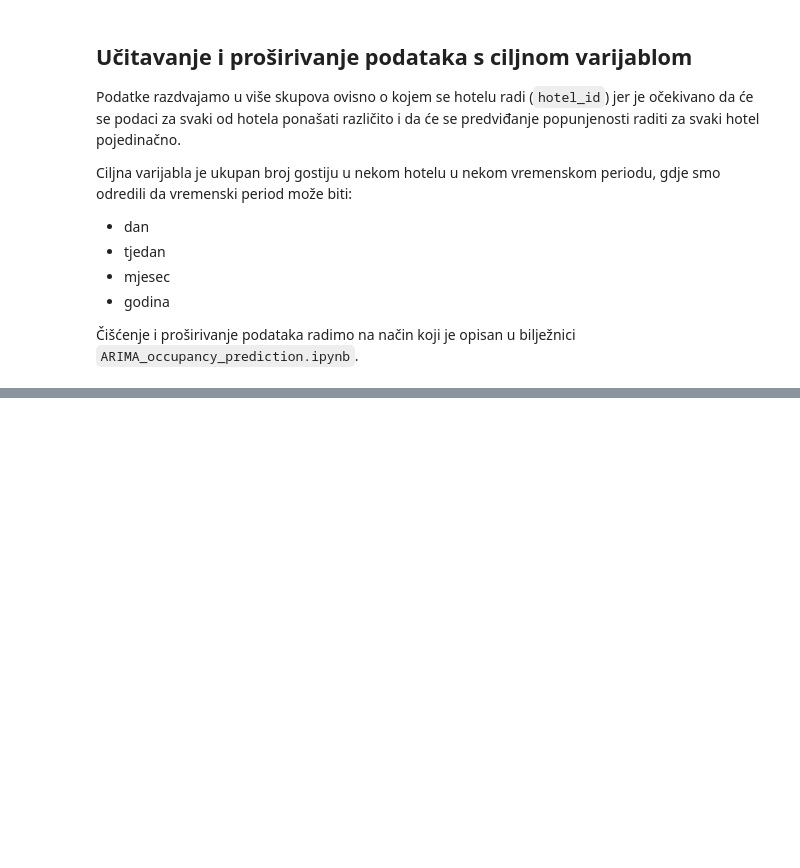
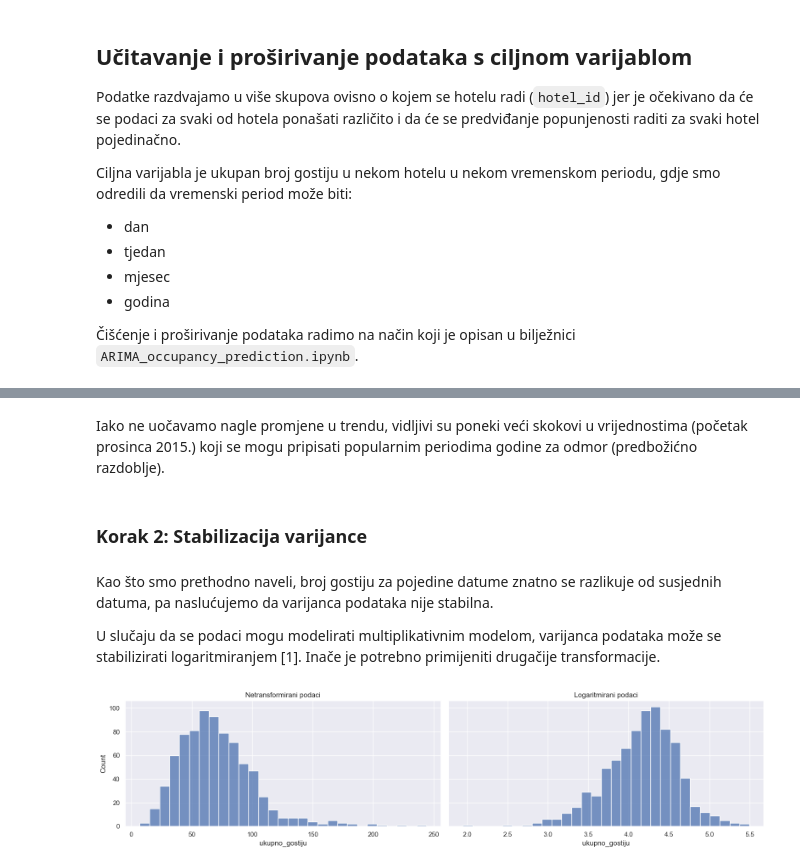
Before and after one commit to MarkoHaralovic/Prediction-of-Hotel-Occupancy, a Jupyter notebook: prediction-of-hotel-occupancy/notebooks/data_decomposition.ipynb, the cells around one changed output, grey strips where cells are left out. Cells and saved outputs as stored; diff of their text form; code cells hidden in the pictures; blank space fills up the shorter version.

```diff
--- a/prediction-of-hotel-occupancy/notebooks/data_decomposition.ipynb
+++ b/prediction-of-hotel-occupancy/notebooks/data_decomposition.ipynb
@@ -129,0 +144,20 @@ fig.set_figheight(10)
+# %% [markdown]
+Iako ne uočavamo nagle promjene u trendu, vidljivi su poneki veći skokovi u vrijednostima (početak prosinca 2015.) koji se mogu pripisati popularnim periodima godine za odmor (predbožićno razdoblje).
+# %% [markdown]
+### Korak 2: Stabilizacija varijance
+# %% [markdown]
+Kao što smo prethodno naveli, broj gostiju za pojedine datume znatno se razlikuje od susjednih datuma, pa naslućujemo da varijanca podataka nije stabilna.
+
+U slučaju da se podaci mogu modelirati multiplikativnim modelom, varijanca podataka može se stabilizirati logaritmiranjem [1]. Inače je potrebno primijeniti drugačije transformacije.
+# %%
+fig, (ax1, ax2) = plt.subplots(1, 2, figsize=(16,4), sharey=True)
+
+sns.histplot(NumberOfGuestsDailyResort["ukupno_gostiju"], ax=ax1)
+ax1.set_title("Netransformirani podaci")
+sns.histplot(np.log(NumberOfGuestsDailyResort["ukupno_gostiju"]), ax=ax2)
+ax2.set_title("Logaritmirani podaci")
+
+plt.tight_layout()
+plt.show()
+# %% [output]
+[figure, added]
```
Also changed, not shown: parts of 31 cells of this notebook.
